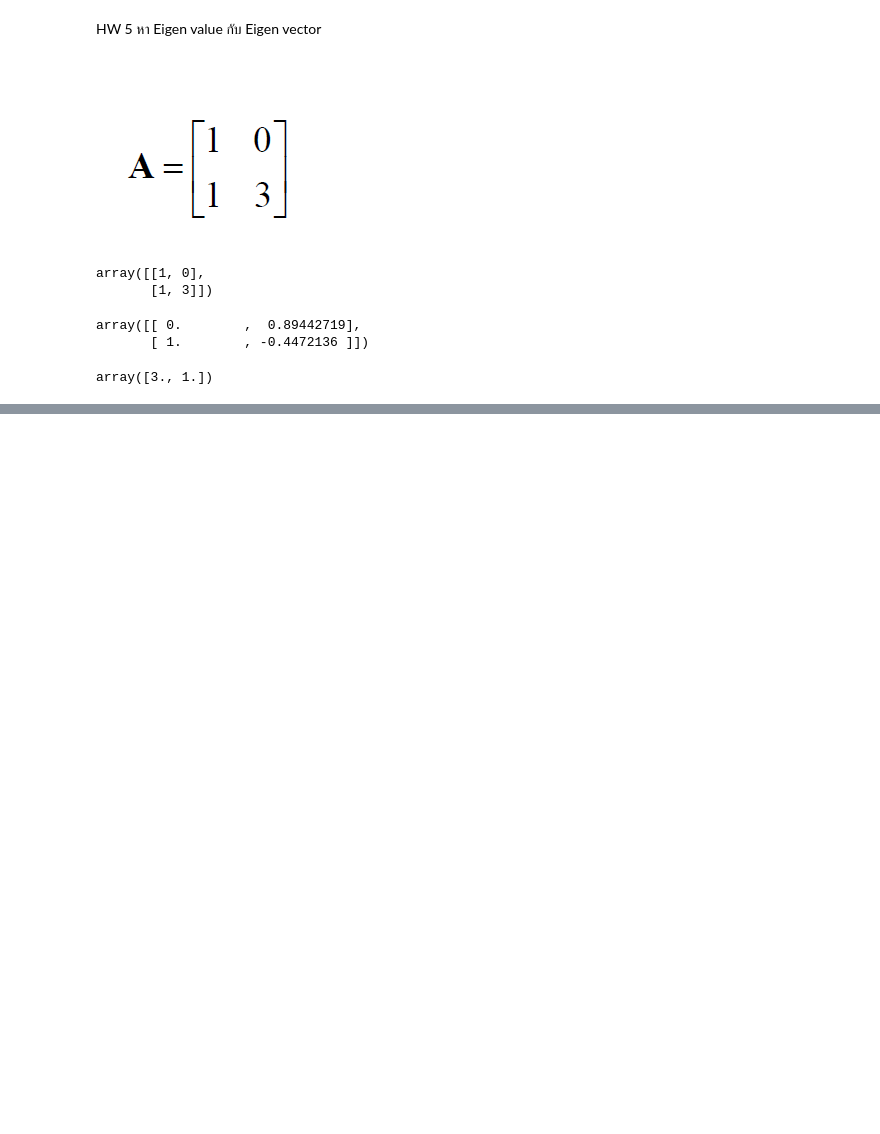
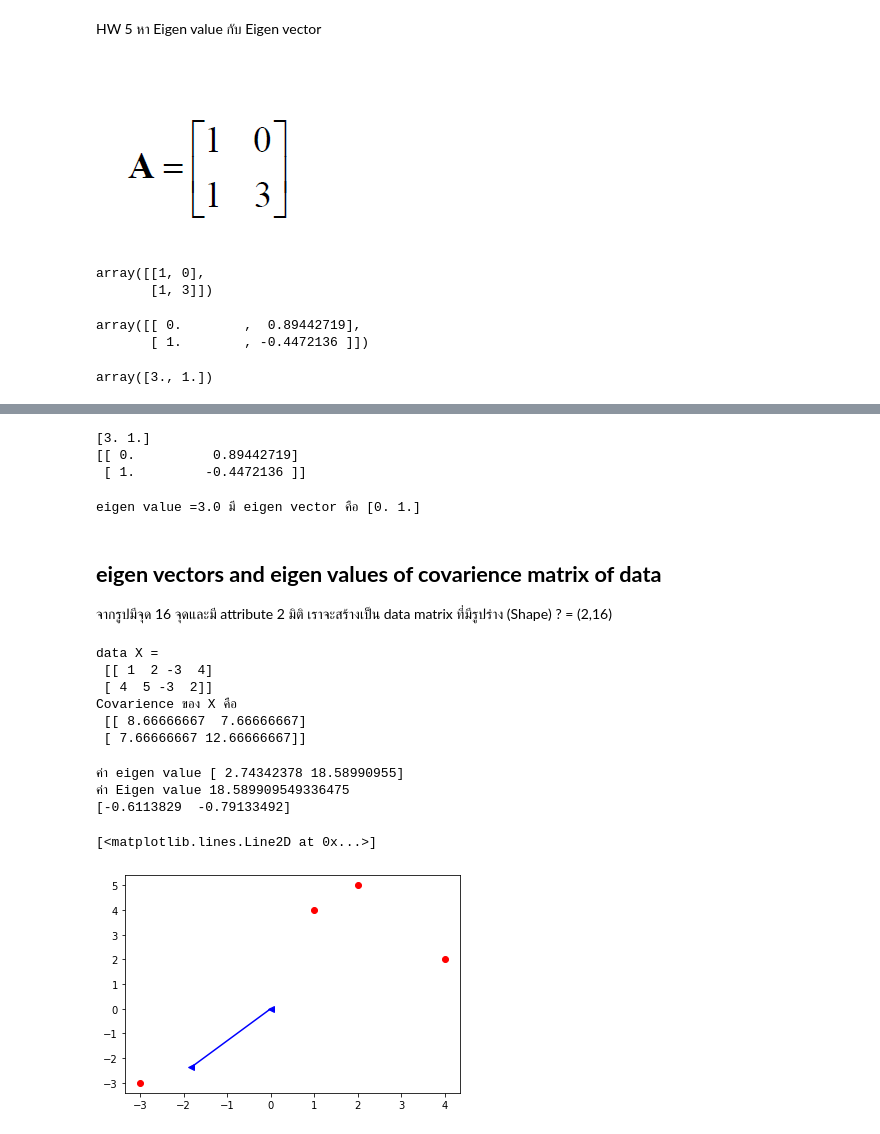
Before and after one commit to sitthatkaja/multivariate, a Jupyter notebook: MVA001.ipynb, the cells around one changed output, grey strips where cells are left out. Saved outputs shown, nothing was run; the diff lists cells and outputs as text; code cells hidden in the pictures; blank space fills up the shorter version.

Commit message:
จบบทที่ 1 ทนทวนความรู้สำคัญเกี่ยวกับ matrix

```diff
--- a/MVA001.ipynb
+++ b/MVA001.ipynb
@@ -277,0 +292,46 @@ array([3., 1.])
+# %%
+#Eigen vector
+#Eigen value
+W,V = np.linalg.eig(AHW5)
+print(W) #Eigen value
+print(V) #Eigen vector
+# %% [output]
+[3. 1.]
+[[ 0.          0.89442719]
+ [ 1.         -0.4472136 ]]
+# %%
+print(f'eigen value ={W[0]} มี eigen vector คือ {V[:,0]}')
+# %% [output]
+eigen value =3.0 มี eigen vector คือ [0. 1.]
+# %% [markdown]
+## **eigen vectors and eigen values of covarience matrix of data**
+
+จากรูปมีจุด 16 จุดและมี attribute 2 มิติ
+เราจะสร้างเป็น data matrix ที่มีรูปร่าง (Shape) ? = (2,16)
+# %%
+X = np.array([[1,2,-3,4],[4,5,-3,2]])
+print(f'data X = \n {X}')
+C_X = np.cov(X)
+print(f'Covarience ของ X คือ \n {C_X}')
+# %% [output]
+data X =
+ [[ 1  2 -3  4]
+ [ 4  5 -3  2]]
+Covarience ของ X คือ
+ [[ 8.66666667  7.66666667]
+ [ 7.66666667 12.66666667]]
+# %%
+W,V = np.linalg.eig(C_X)
+print(f'ค่า eigen value {W}')
+print(f'ค่า Eigen value {W[1]}')
+print(V[:,1])
+# %% [output]
+ค่า eigen value [ 2.74342378 18.58990955]
+ค่า Eigen value 18.589909549336475
+[-0.6113829  -0.79133492]
+# %%
+plt.plot(X[0,:],X[1,:],'or')
+plt.plot([0,3*V[0,1]],[0,3*V[1,1]],'<-b')
+# %% [output]
+[<matplotlib.lines.Line2D at 0x...>]
+[figure, added]
```
Also changed, not shown: parts of 16 cells of this notebook.
